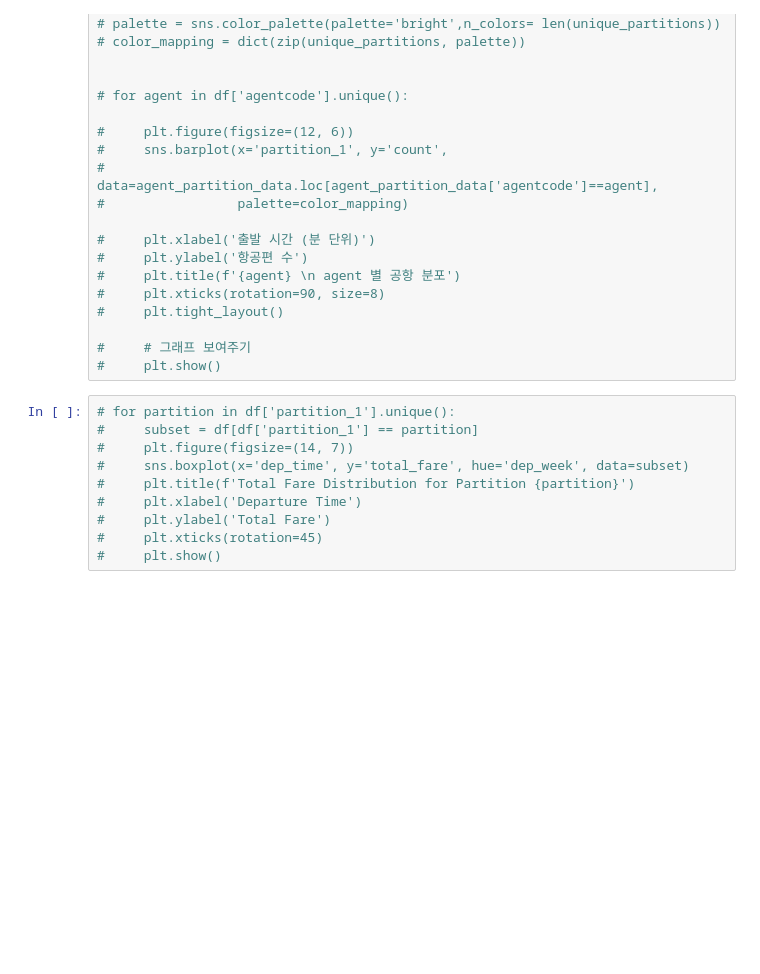
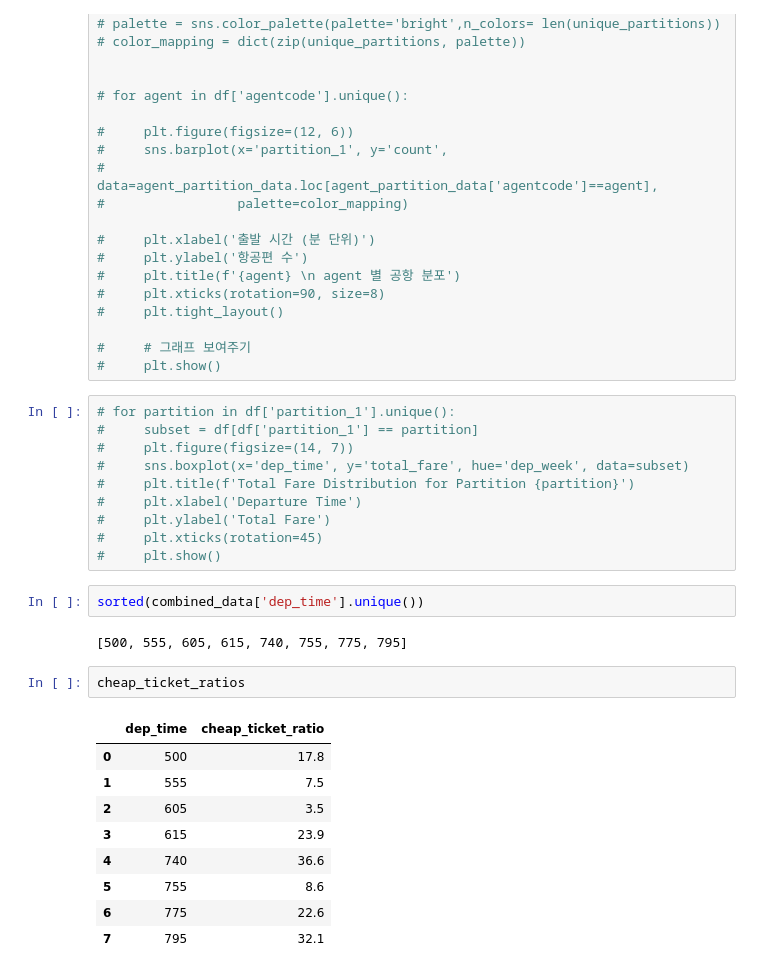
Before and after one commit to SunBinHong00/DataAnalysis, a Jupyter notebook: instantrip/japan.ipynb, the cells around one changed output. Saved outputs shown, nothing was run; the diff lists cells and outputs as text; blank space fills up the shorter version.

```diff
--- a/instantrip/japan.ipynb
+++ b/instantrip/japan.ipynb
@@ -72,4 +59,20 @@ df
 #     plt.ylabel('Total Fare')
 #     plt.xticks(rotation=45)
 #     plt.show()
+# %%
+sorted(combined_data['dep_time'].unique())
+# %% [output]
+[500, 555, 605, 615, 740, 755, 775, 795]
+# %%
+cheap_ticket_ratios
+# %% [output]
+|  | dep_time | cheap_ticket_ratio |
+| 0 | 500 | 17.8 |
+| 1 | 555 | 7.5 |
+| 2 | 605 | 3.5 |
+| 3 | 615 | 23.9 |
+| 4 | 740 | 36.6 |
+| 5 | 755 | 8.6 |
+| 6 | 775 | 22.6 |
+| 7 | 795 | 32.1 |
 # %%
```
Also changed, not shown: parts of 4 cells of this notebook, 1 other file.
